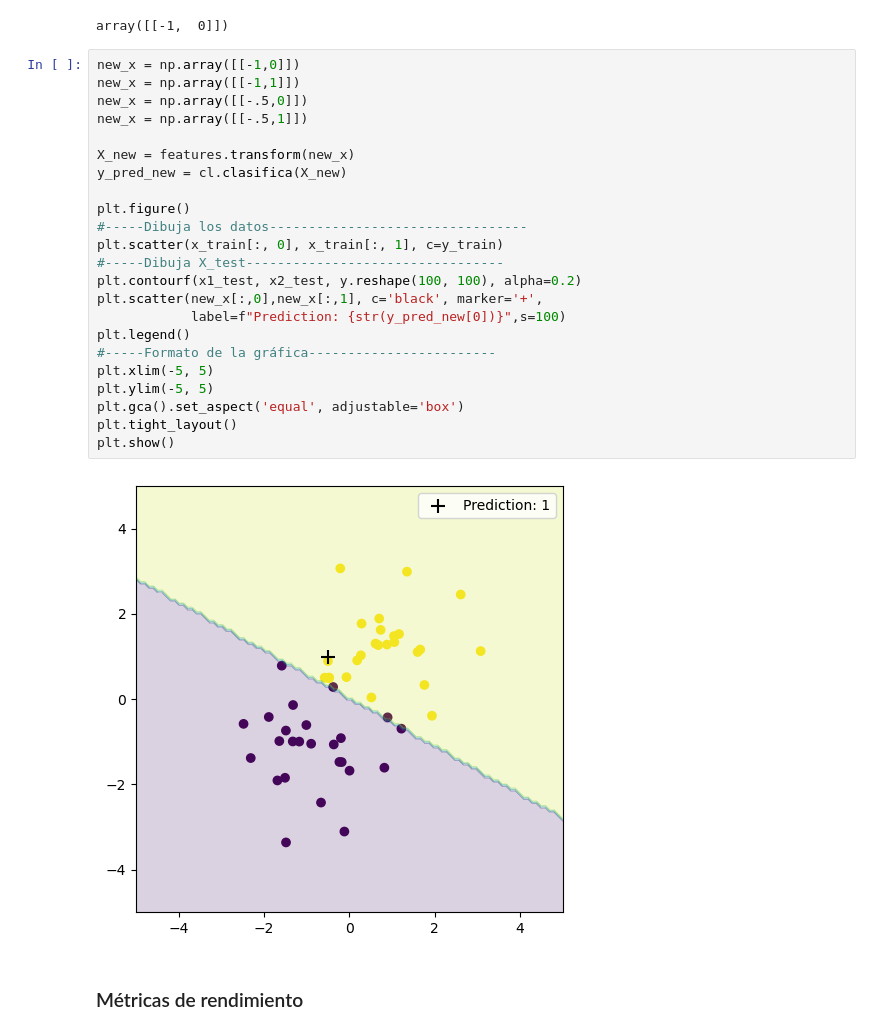
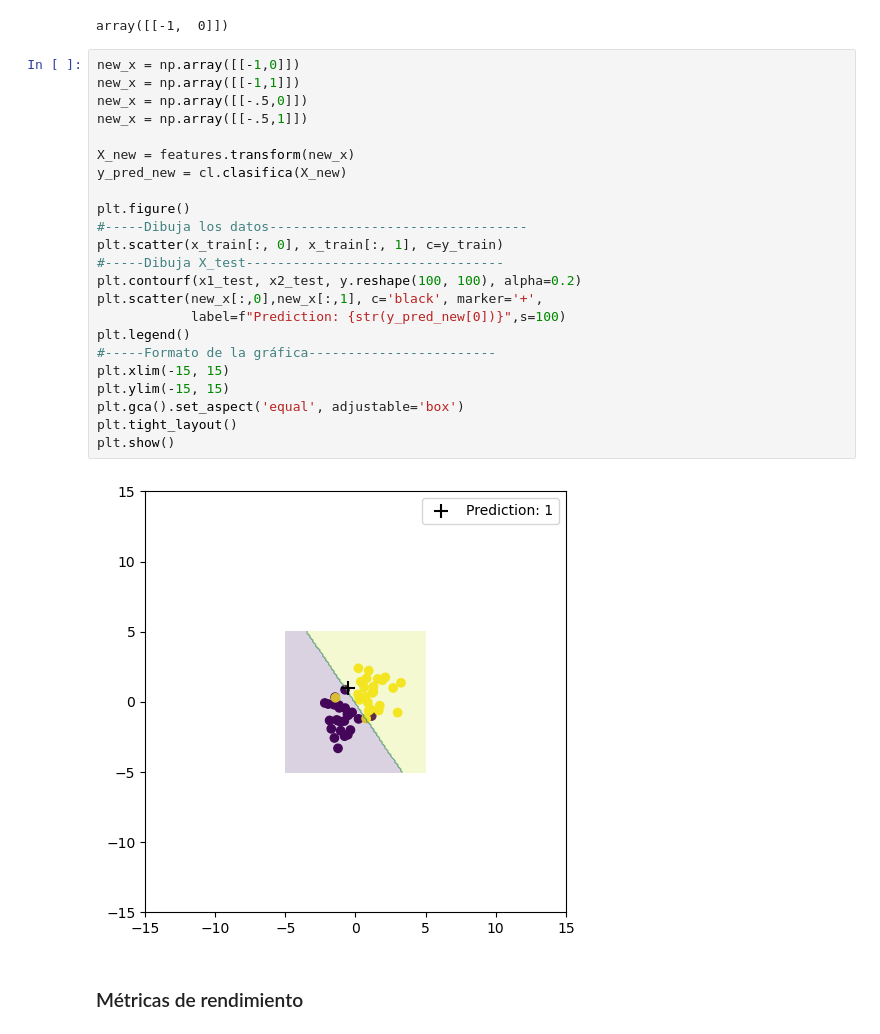
Before and after one commit to SalRmz/DCDP, a Jupyter notebook: 02-Machine-Learning/notebooks/05-Clasificacion-Lineal.ipynb, the cells around one changed output. Saved outputs shown, nothing was run; the diff lists cells and outputs as text.

```diff
--- a/02-Machine-Learning/notebooks/05-Clasificacion-Lineal.ipynb
+++ b/02-Machine-Learning/notebooks/05-Clasificacion-Lineal.ipynb
@@ -470,28 +470,28 @@ array([[-1,  0]])
 # %%
 new_x = np.array([[-1,0]])
 new_x = np.array([[-1,1]])
 new_x = np.array([[-.5,0]])
 new_x = np.array([[-.5,1]])
 
 X_new = features.transform(new_x)
 y_pred_new = cl.clasifica(X_new)
 
 plt.figure()
 #-----Dibuja los datos---------------------------------
 plt.scatter(x_train[:, 0], x_train[:, 1], c=y_train)
 #-----Dibuja X_test---------------------------------
 plt.contourf(x1_test, x2_test, y.reshape(100, 100), alpha=0.2)
 plt.scatter(new_x[:,0],new_x[:,1], c='black', marker='+',
             label=f"Prediction: {str(y_pred_new[0])}",s=100)
 plt.legend()
 #-----Formato de la gráfica------------------------
-plt.xlim(-5, 5)
-plt.ylim(-5, 5)
+plt.xlim(-15, 15)
+plt.ylim(-15, 15)
 plt.gca().set_aspect('equal', adjustable='box')
 plt.tight_layout()
 plt.show()
 # %% [output]
-[figure, old version]
+[figure, new version]
 # %% [markdown]
 ### Métricas de rendimiento
 # %% [markdown]
```
Also changed, not shown: parts of 6 cells of this notebook.
